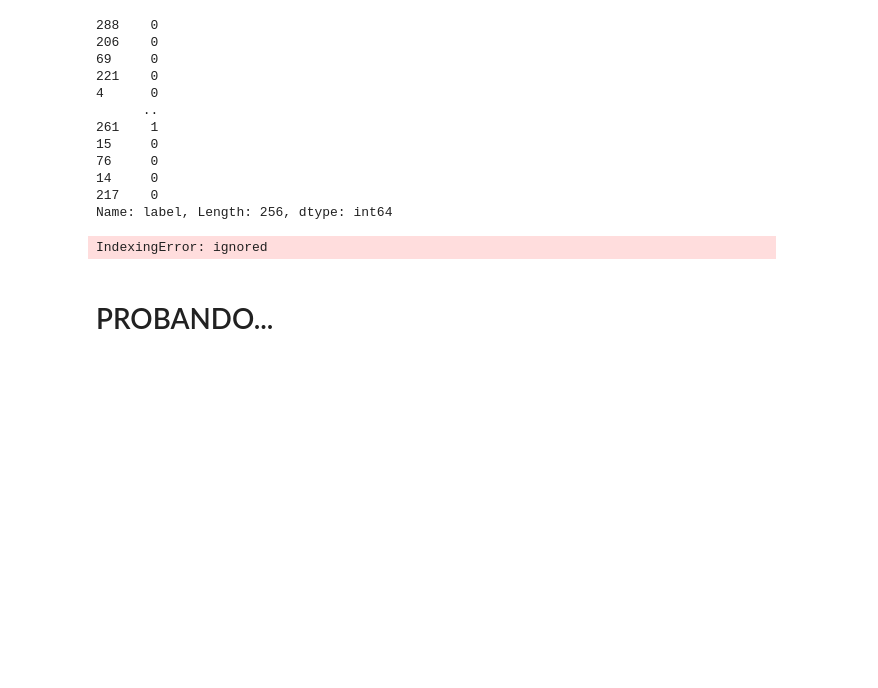
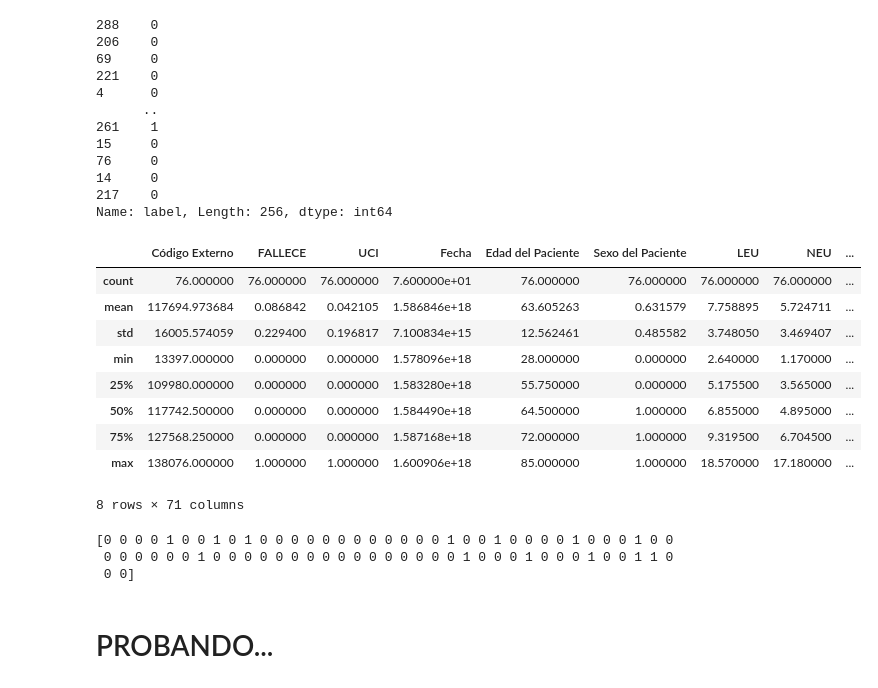
Before and after one commit to jorgealarconlucas/TFG, a Jupyter notebook: TFG.ipynb, the cells around one changed output. Saved outputs shown, nothing was run; the diff lists cells and outputs as text; code cells hidden in the pictures; blank space fills up the shorter version.

Commit message:
Creating y_train and X_train for review 1

```diff
--- a/TFG.ipynb
+++ b/TFG.ipynb
@@ -1297,11 +1319,37 @@ y_train
 217    0
 Name: label, Length: 256, dtype: int64
 # %%
-x_train_1 = X_train[X_train.Revision == 1]
+x_train_1 = X_train[X_train['Revision'] == 1]
+
+x_train_1.describe()
+# %% [output]
+|  | Código Externo | FALLECE | UCI | Fecha | Edad del Paciente | Sexo del Paciente | LEU | NEU | ... |
+| count | 76.000000 | 76.000000 | 76.000000 | 7.600000e+01 | 76.000000 | 76.000000 | 76.000000 | 76.000000 | ... |
+| mean | 117694.973684 | 0.086842 | 0.042105 | 1.586846e+18 | 63.605263 | 0.631579 | 7.758895 | 5.724711 | ... |
+| std | 16005.574059 | 0.229400 | 0.196817 | 7.100834e+15 | 12.562461 | 0.485582 | 3.748050 | 3.469407 | ... |
+| min | 13397.000000 | 0.000000 | 0.000000 | 1.578096e+18 | 28.000000 | 0.000000 | 2.640000 | 1.170000 | ... |
+| 25% | 109980.000000 | 0.000000 | 0.000000 | 1.583280e+18 | 55.750000 | 0.000000 | 5.175500 | 3.565000 | ... |
+| 50% | 117742.500000 | 0.000000 | 0.000000 | 1.584490e+18 | 64.500000 | 1.000000 | 6.855000 | 4.895000 | ... |
+| 75% | 127568.250000 | 0.000000 | 0.000000 | 1.587168e+18 | 72.000000 | 1.000000 | 9.319500 | 6.704500 | ... |
+| max | 138076.000000 | 1.000000 | 1.000000 | 1.600906e+18 | 85.000000 | 1.000000 | 18.570000 | 17.180000 | ... |
+8 rows × 71 columns
-# %%
-y_train_1 = y_train[X_train.Revision == 1]
-# %% [output]
-IndexingError: ignored
+# %%
+len(y_train)
+
+#get a boolean np.array as index
+idx = X_train['Revision'] == 1
+
+idx = idx.values
+
+y_train_aux = y_train.values
+
+y_train_1 = y_train_aux[idx]
+
+print(y_train_1)
+# %% [output]
+[0 0 0 0 1 0 0 1 0 1 0 0 0 0 0 0 0 0 0 0 0 0 1 0 0 1 0 0 0 0 1 0 0 0 1 0 0
+ 0 0 0 0 0 0 1 0 0 0 0 0 0 0 0 0 0 0 0 0 0 0 0 1 0 0 0 1 0 0 0 1 0 0 1 1 0
+ 0 0]
 # %% [markdown]
 # PROBANDO...
 # %%
```
Also changed, not shown: parts of 8 cells of this notebook, 2 other files.
